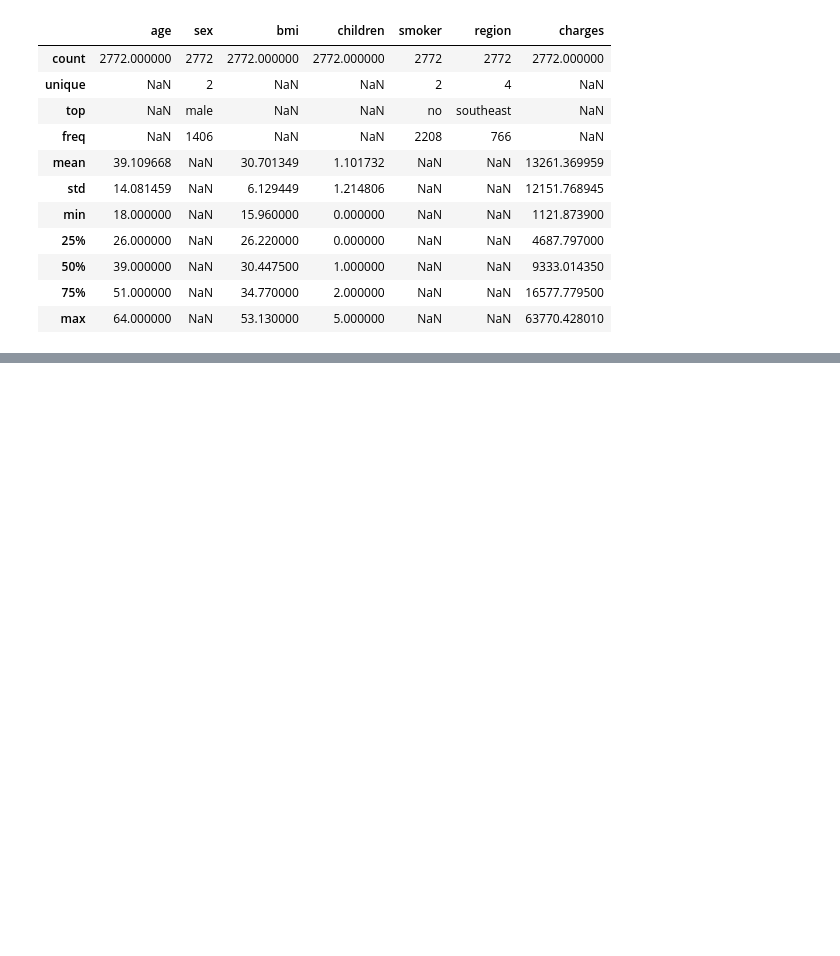
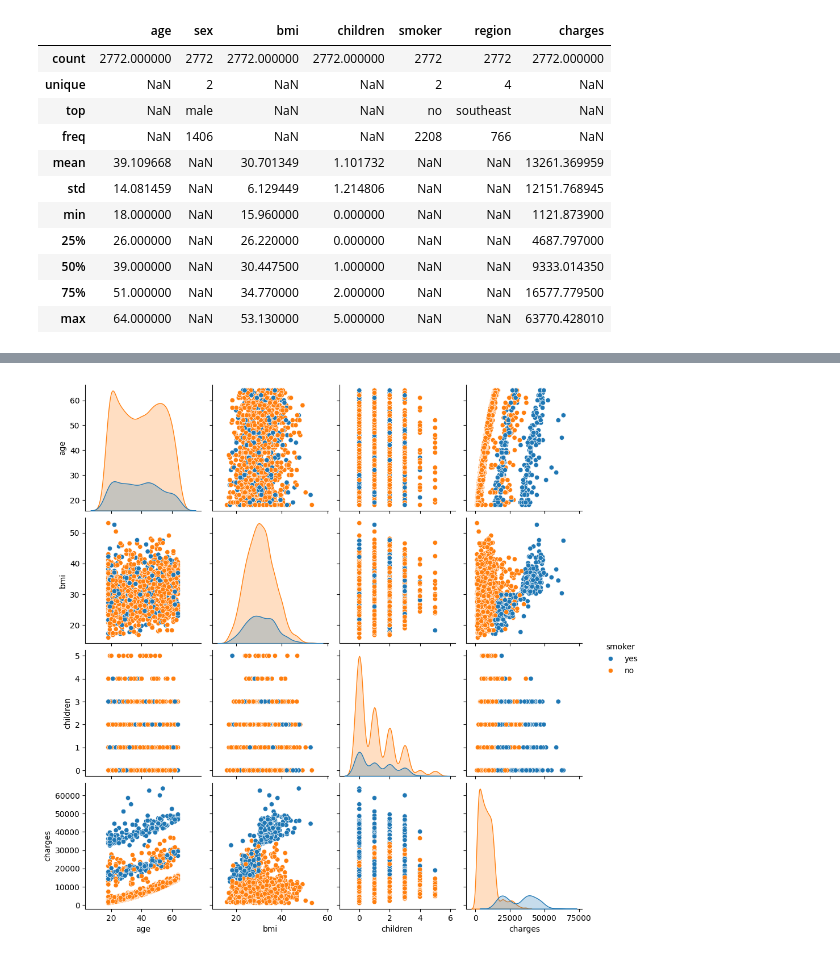
Before and after one commit to AyushDevadiga1/Machine-Learning, a Jupyter notebook: LinearRegressionOnMedicalInsurance.ipynb, the cells around one changed output, grey strips where cells are left out. Cells and saved outputs as stored; diff of their text form; code cells hidden in the pictures; blank space fills up the shorter version.

```diff
--- a/LinearRegressionOnMedicalInsurance.ipynb
+++ b/LinearRegressionOnMedicalInsurance.ipynb
@@ -65,0 +72,5 @@ df.describe(include='all')
+# %%
+sns.pairplot(data=df,hue='smoker')
+plt.show()
+# %% [output]
+[figure, added]
```
Also changed, not shown: parts of 2 cells of this notebook.
